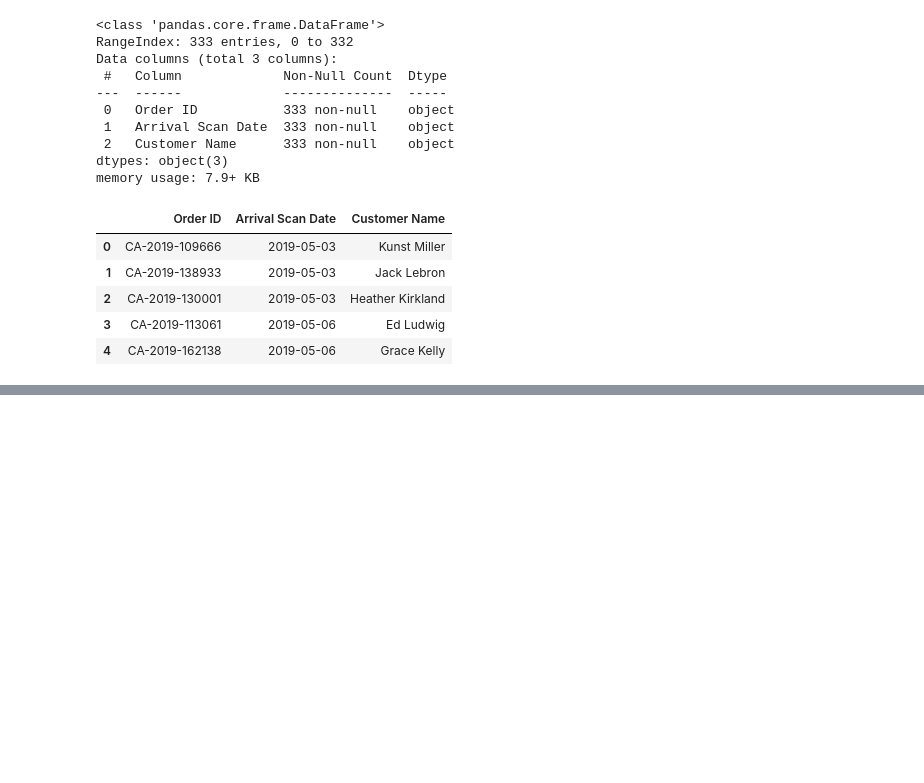
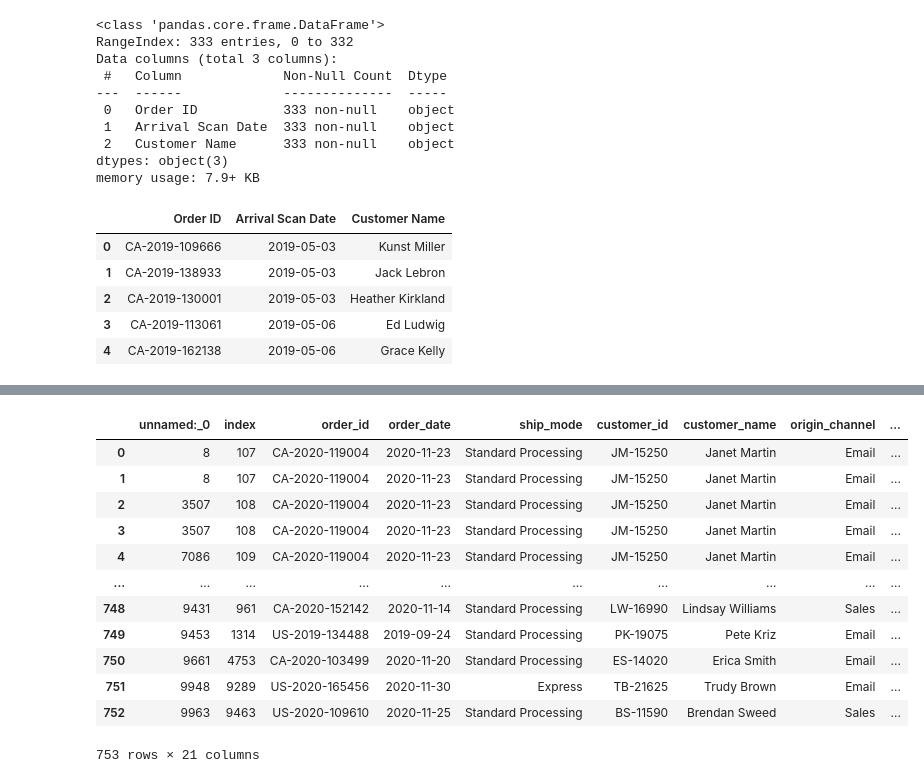
Before and after one commit to C-MG/da-EDA_Project_Ulla-Christian, a Jupyter notebook: data_cleaning_1.ipynb, the cells around one changed output, grey strips where cells are left out. Drawn from its saved outputs; the diff is of its cells as text; code cells hidden in the pictures; blank space fills up the shorter version.

```diff
--- a/data_cleaning_1.ipynb
+++ b/data_cleaning_1.ipynb
@@ -269,0 +382,18 @@ df_cd.head()
+# %%
+check_process_time.columns = check_process_time.columns.str.lower()
+check_process_time.columns = check_process_time.columns.str.replace(' ','_')
+check_process_time
+# %% [output]
+|  | unnamed:_0 | index | order_id | order_date | ship_mode | customer_id | customer_name | origin_channel | ... |
+| 0 | 8 | 107 | CA-2020-119004 | 2020-11-23 | Standard Processing | JM-15250 | Janet Martin | Email | ... |
+| 1 | 8 | 107 | CA-2020-119004 | 2020-11-23 | Standard Processing | JM-15250 | Janet Martin | Email | ... |
+| 2 | 3507 | 108 | CA-2020-119004 | 2020-11-23 | Standard Processing | JM-15250 | Janet Martin | Email | ... |
+| 3 | 3507 | 108 | CA-2020-119004 | 2020-11-23 | Standard Processing | JM-15250 | Janet Martin | Email | ... |
+| 4 | 7086 | 109 | CA-2020-119004 | 2020-11-23 | Standard Processing | JM-15250 | Janet Martin | Email | ... |
+| ... | ... | ... | ... | ... | ... | ... | ... | ... | ... |
+| 748 | 9431 | 961 | CA-2020-152142 | 2020-11-14 | Standard Processing | LW-16990 | Lindsay Williams | Sales | ... |
+| 749 | 9453 | 1314 | US-2019-134488 | 2019-09-24 | Standard Processing | PK-19075 | Pete Kriz | Email | ... |
+| 750 | 9661 | 4753 | CA-2020-103499 | 2020-11-20 | Standard Processing | ES-14020 | Erica Smith | Email | ... |
+| 751 | 9948 | 9289 | US-2020-165456 | 2020-11-30 | Express | TB-21625 | Trudy Brown | Email | ... |
+| 752 | 9963 | 9463 | US-2020-109610 | 2020-11-25 | Standard Processing | BS-11590 | Brendan Sweed | Sales | ... |
+753 rows × 21 columns
```
Also changed, not shown: parts of 33 cells of this notebook, 1 other file.
